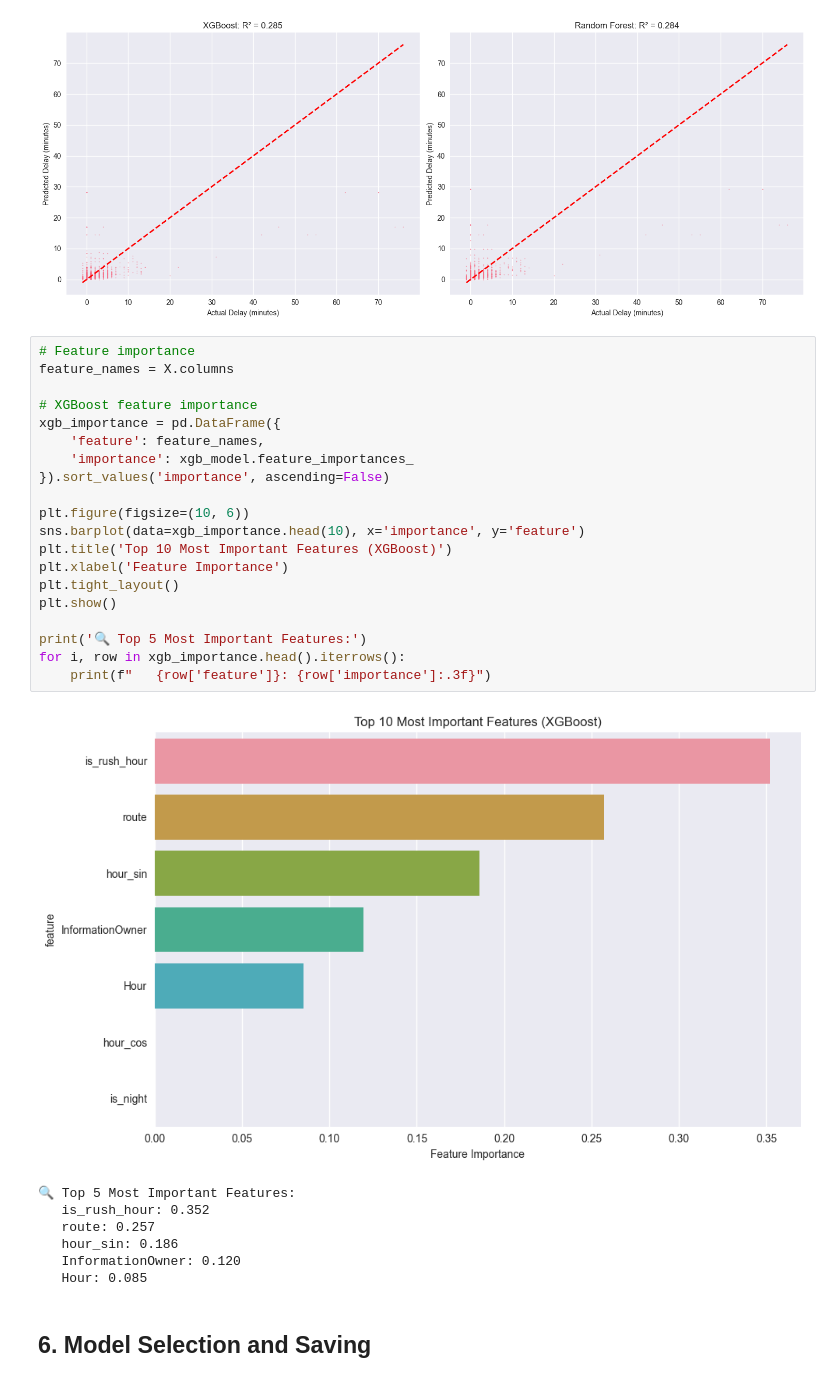
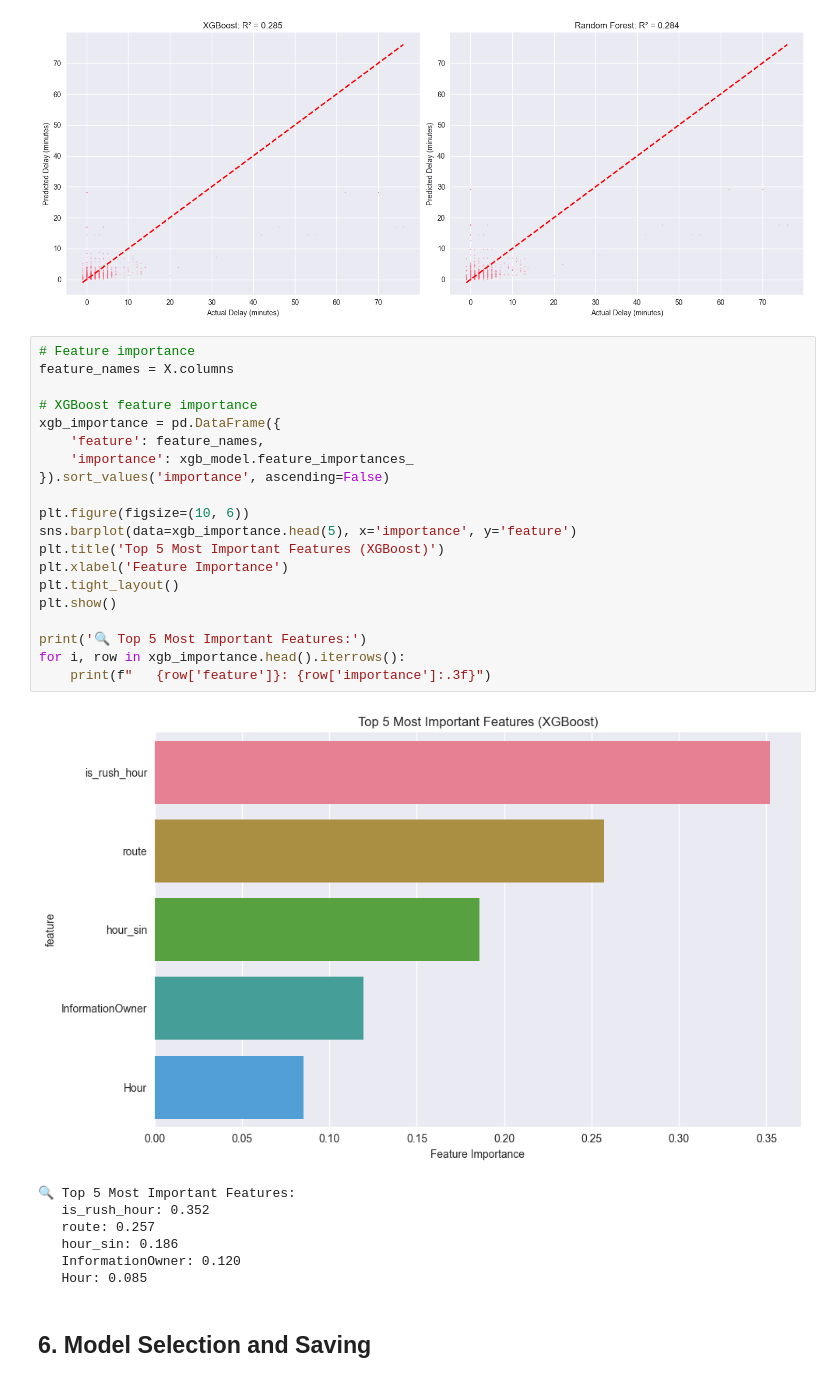
Before and after one commit to MaghsoodSalimi/STORM, a Jupyter notebook: notebooks/04_train_model_using_csv.ipynb, the cells around one changed output. Cells and saved outputs as stored; diff of their text form.

```diff
--- a/notebooks/04_train_model_using_csv.ipynb
+++ b/notebooks/04_train_model_using_csv.ipynb
@@ -321,25 +321,25 @@ plt.show()
 # %%
 # Feature importance
 feature_names = X.columns
 
 # XGBoost feature importance
 xgb_importance = pd.DataFrame({
     'feature': feature_names,
     'importance': xgb_model.feature_importances_
 }).sort_values('importance', ascending=False)
 
 plt.figure(figsize=(10, 6))
-sns.barplot(data=xgb_importance.head(10), x='importance', y='feature')
-plt.title('Top 10 Most Important Features (XGBoost)')
+sns.barplot(data=xgb_importance.head(5), x='importance', y='feature')
+plt.title('Top 5 Most Important Features (XGBoost)')
 plt.xlabel('Feature Importance')
 plt.tight_layout()
 plt.show()
 
 print('🔍 Top 5 Most Important Features:')
 for i, row in xgb_importance.head().iterrows():
     print(f"   {row['feature']}: {row['importance']:.3f}")
 # %% [output]
-[figure, old version]
+[figure, new version]
 🔍 Top 5 Most Important Features:
    is_rush_hour: 0.352
    route: 0.257
```
